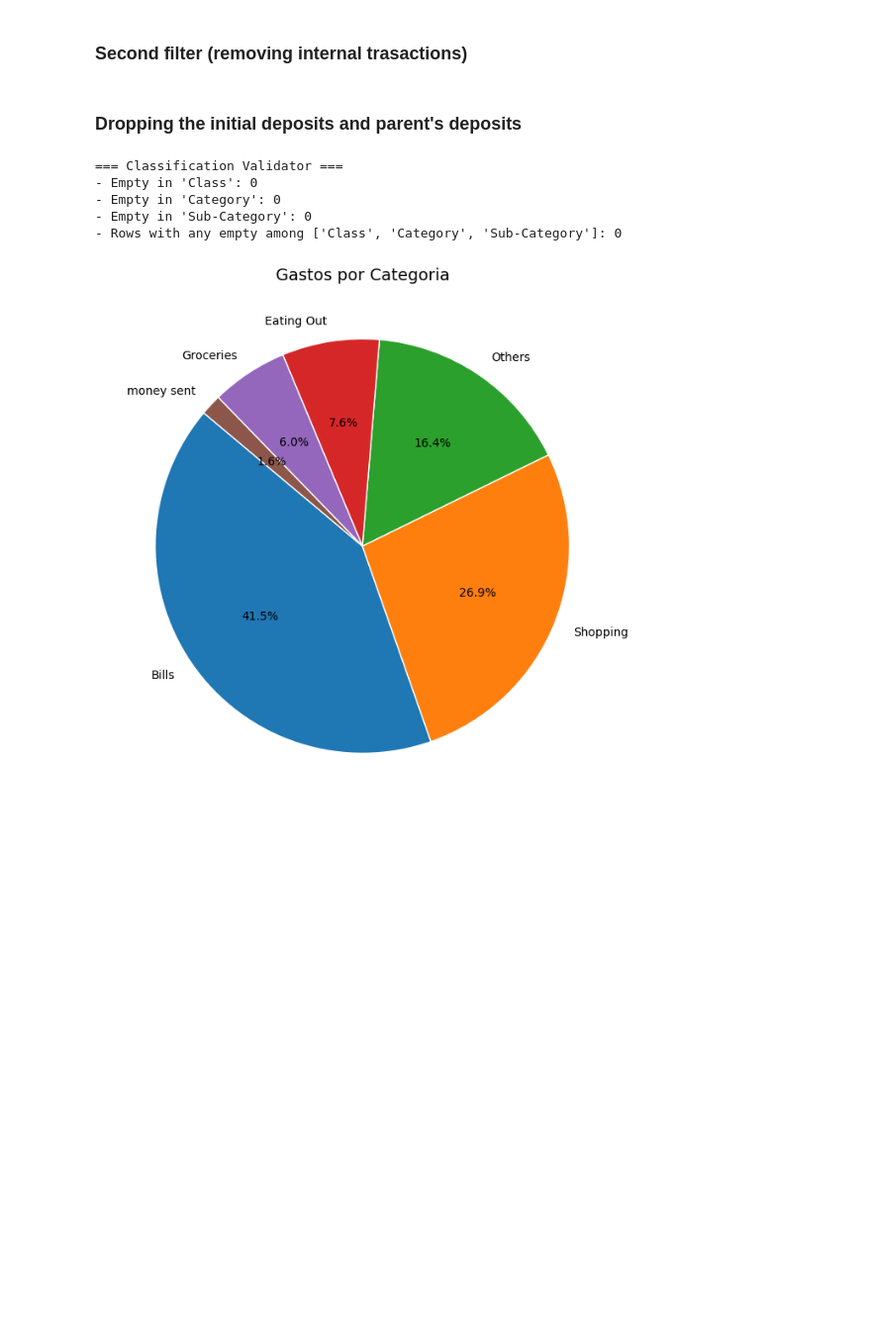
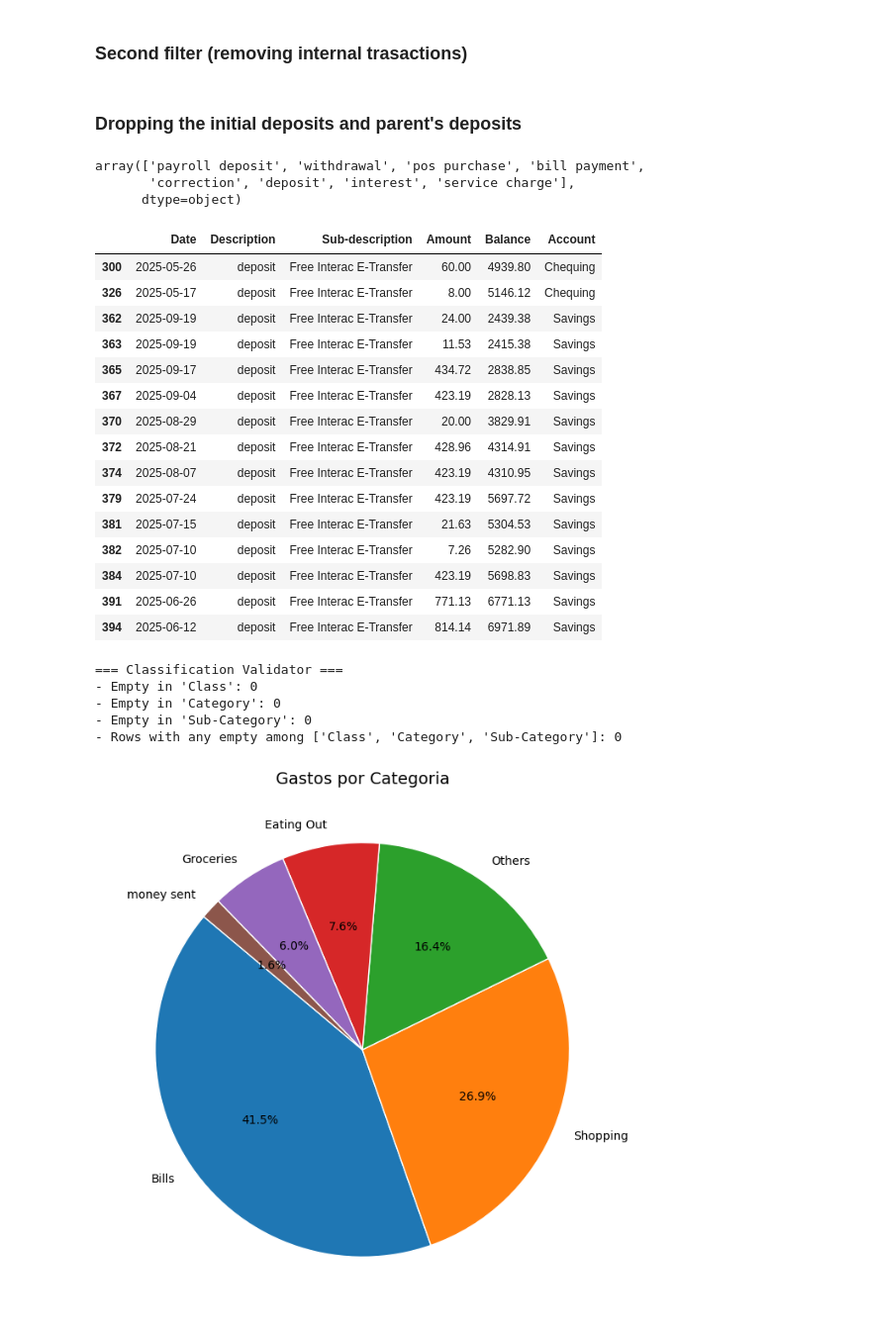
Before and after one commit to Lucasyuki01/Personal-Finance-Analysis, a Jupyter notebook: notebooks/main.ipynb, the cells around one changed output. Shown: that part at 99% size. Drawn from its saved outputs; the diff is of its cells as text; code cells hidden in the pictures; blank space fills up the shorter version.

```diff
--- a/notebooks/main.ipynb
+++ b/notebooks/main.ipynb
@@ -37,6 +37,31 @@ bank_df.loc[bank_df["Sub-description"].str.strip() == "", "Sub-description"] = "
 bank_df = bank_df[~((bank_df["Description"] == "deposit") & (bank_df["Sub-description"] == "none"))]
 bank_df = bank_df[bank_df["Description"] != "abm deposit"]
 bank_df = bank_df.drop(index=[400, 397, 389, 349])
+# %%
+bank_df['Description'].unique()
+# %% [output]
+array(['payroll deposit', 'withdrawal', 'pos purchase', 'bill payment',
+       'correction', 'deposit', 'interest', 'service charge'],
+      dtype=object)
+# %%
+bank_df[bank_df['Description'] == 'deposit']
+# %% [output]
+|  | Date | Description | Sub-description | Amount | Balance | Account |
+| 300 | 2025-05-26 | deposit | Free Interac E-Transfer | 60.00 | 4939.80 | Chequing |
+| 326 | 2025-05-17 | deposit | Free Interac E-Transfer | 8.00 | 5146.12 | Chequing |
+| 362 | 2025-09-19 | deposit | Free Interac E-Transfer | 24.00 | 2439.38 | Savings |
+| 363 | 2025-09-19 | deposit | Free Interac E-Transfer | 11.53 | 2415.38 | Savings |
+| 365 | 2025-09-17 | deposit | Free Interac E-Transfer | 434.72 | 2838.85 | Savings |
+| 367 | 2025-09-04 | deposit | Free Interac E-Transfer | 423.19 | 2828.13 | Savings |
+| 370 | 2025-08-29 | deposit | Free Interac E-Transfer | 20.00 | 3829.91 | Savings |
+| 372 | 2025-08-21 | deposit | Free Interac E-Transfer | 428.96 | 4314.91 | Savings |
+| 374 | 2025-08-07 | deposit | Free Interac E-Transfer | 423.19 | 4310.95 | Savings |
+| 379 | 2025-07-24 | deposit | Free Interac E-Transfer | 423.19 | 5697.72 | Savings |
+| 381 | 2025-07-15 | deposit | Free Interac E-Transfer | 21.63 | 5304.53 | Savings |
+| 382 | 2025-07-10 | deposit | Free Interac E-Transfer | 7.26 | 5282.90 | Savings |
+| 384 | 2025-07-10 | deposit | Free Interac E-Transfer | 423.19 | 5698.83 | Savings |
+| 391 | 2025-06-26 | deposit | Free Interac E-Transfer | 771.13 | 6771.13 | Savings |
+| 394 | 2025-06-12 | deposit | Free Interac E-Transfer | 814.14 | 6971.89 | Savings |
 # %%
 def classify_transactions(df: pd.DataFrame) -> pd.DataFrame:
     """Classify transactions into Class, Category, and Sub-Category columns."""
```
Also changed, not shown: parts of 1 cell of this notebook, 2 other files.
